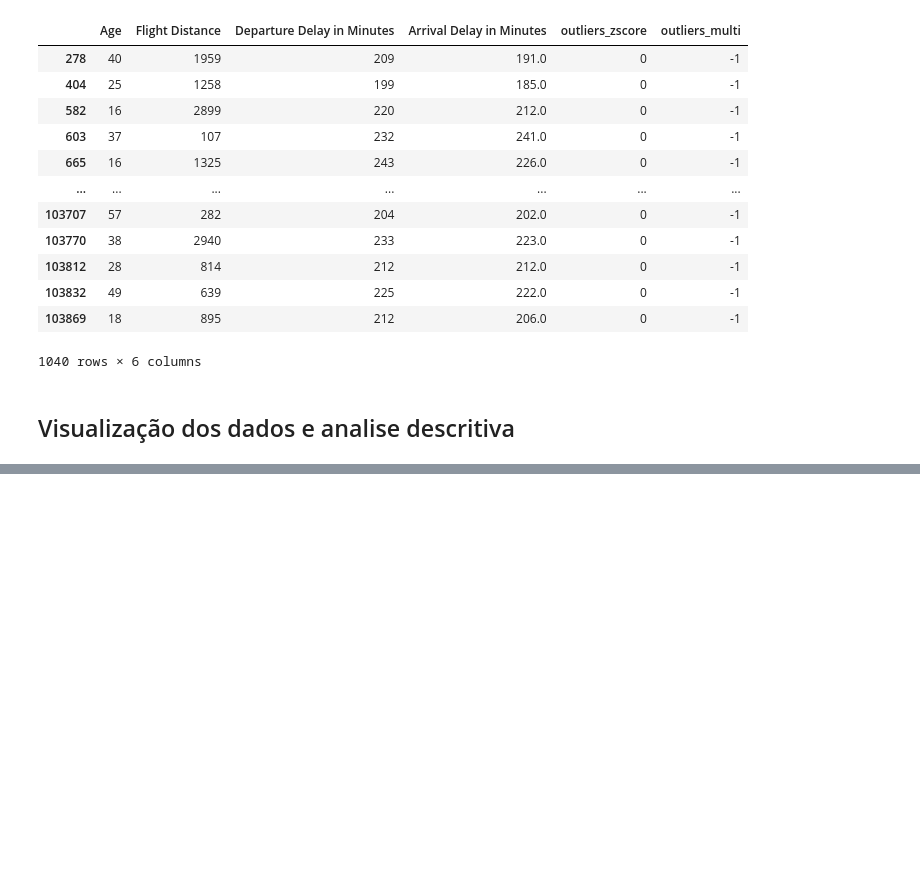
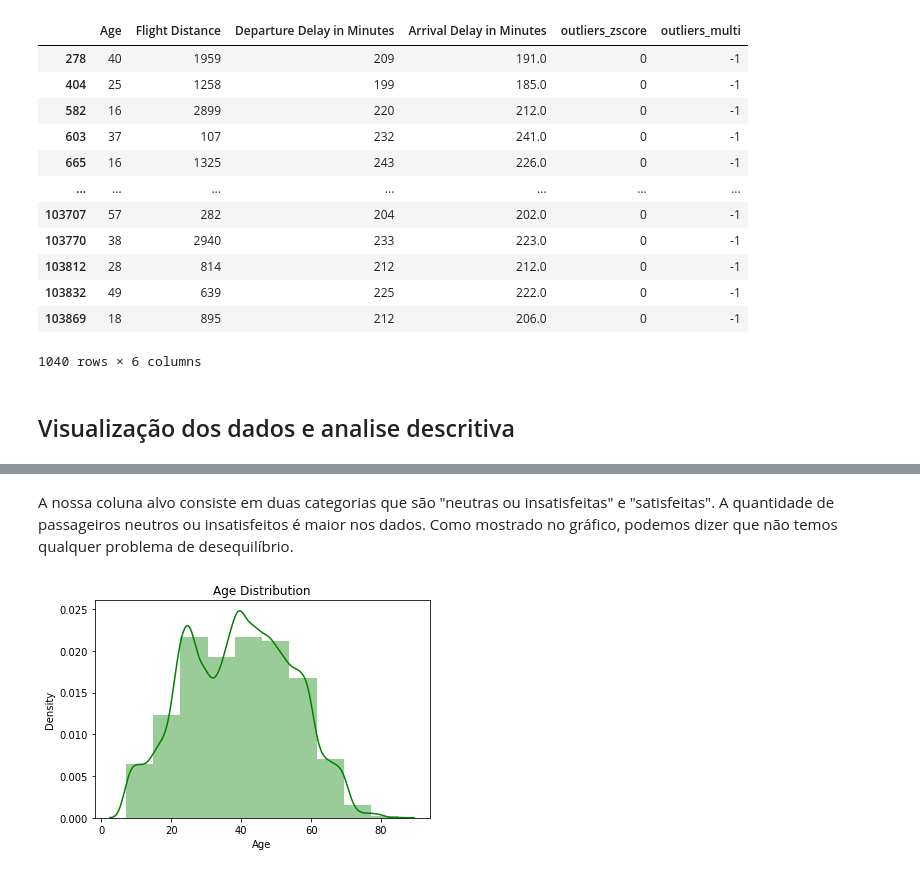
Before and after one commit to Pvcunha/introducao-ciencia-dados, a Jupyter notebook: introducao_ciencia_dados.ipynb, the cells around one changed output, grey strips where cells are left out. Cells and saved outputs as stored; diff of their text form; code cells hidden in the pictures; blank space fills up the shorter version.

```diff
--- a/introducao_ciencia_dados.ipynb
+++ b/introducao_ciencia_dados.ipynb
@@ -341,0 +446,9 @@ from scipy.stats import
+# %% [markdown]
+A nossa coluna alvo consiste em duas categorias que são "neutras ou
+insatisfeitas" e "satisfeitas". A quantidade de passageiros neutros ou insatisfeitos é maior nos dados. Como mostrado no gráfico, podemos dizer que não temos qualquer problema de desequilíbrio.
+# %%
+sns.distplot(data_train.Age, bins=10, color='green')
+plt.title("Age Distribution")
+plt.show()
+# %% [output]
+[figure, added]
```
Also changed, not shown: parts of 38 cells of this notebook.
